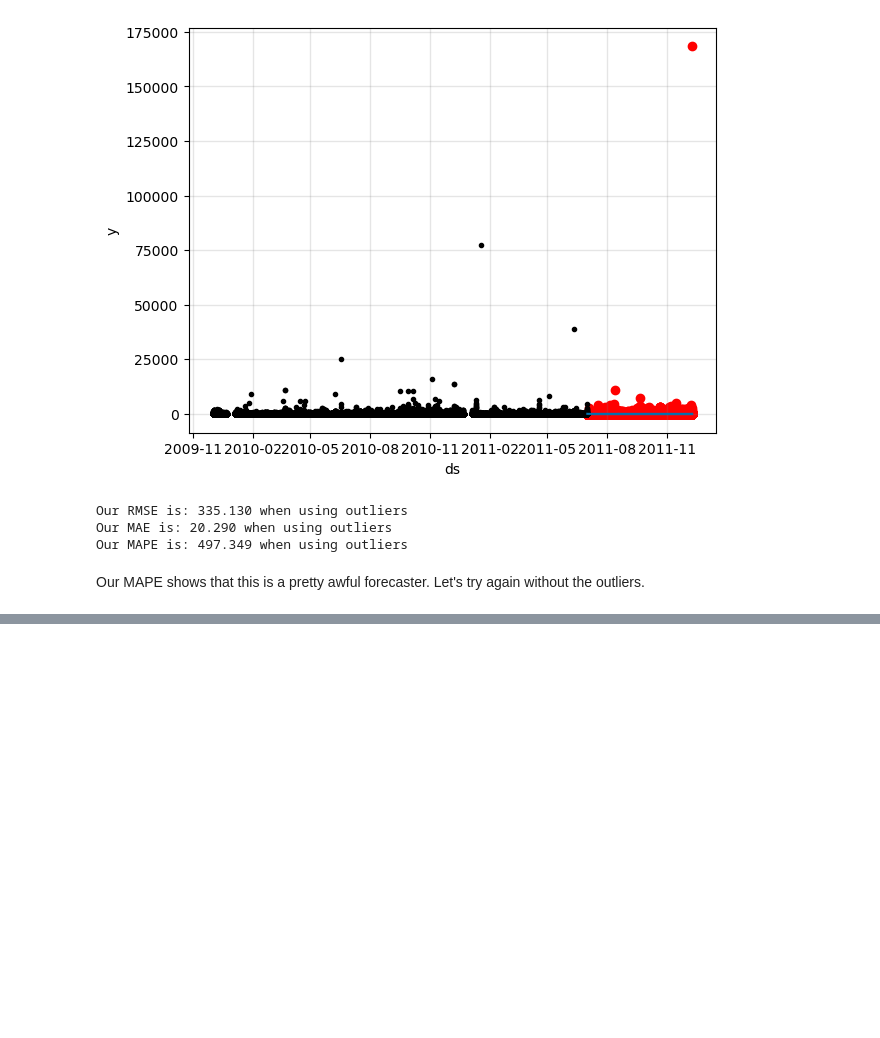
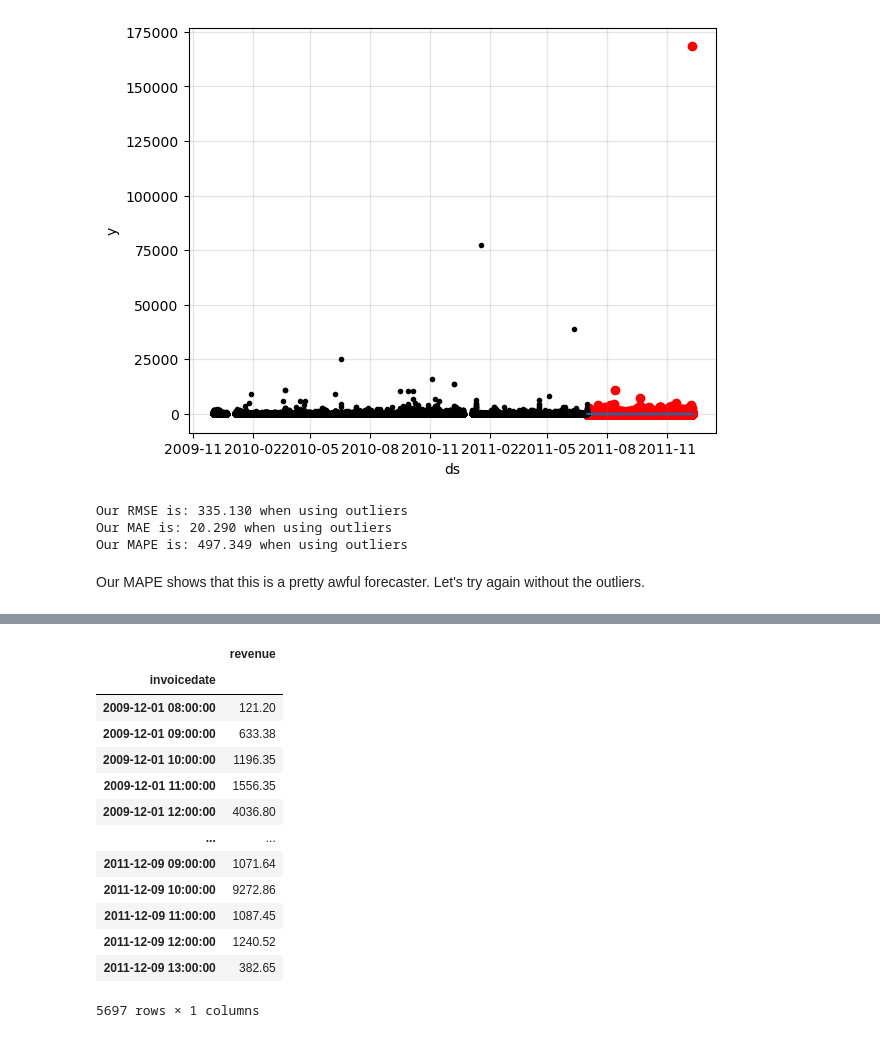
Before and after one commit to zadealfalah/salesSample, a Jupyter notebook: onlineRetail2/onlineRetail.ipynb, the cells around one changed output, grey strips where cells are left out. Saved outputs shown, nothing was run; the diff lists cells and outputs as text; code cells hidden in the pictures; blank space fills up the shorter version.

```diff
--- a/onlineRetail2/onlineRetail.ipynb
+++ b/onlineRetail2/onlineRetail.ipynb
@@ -648,0 +677,19 @@ print(f"Our MAPE is: {np.mean(np.abs((np.array(test.revenue) - np.array(fcst.yha
+# %%
+nofulluk = nofulluk.set_index('invoicedate').sort_index()  # set time as index, sort by time to be sure it's ordered for tss
+nofulluk.index = nofulluk.index.round('H')  # round to nearest hour as we won't get too specific in the minutes
+nofulluk.groupby('invoicedate').sum()
+# %% [output]
+|  | revenue |
+| invoicedate |  |
+| 2009-12-01 08:00:00 | 121.20 |
+| 2009-12-01 09:00:00 | 633.38 |
+| 2009-12-01 10:00:00 | 1196.35 |
+| 2009-12-01 11:00:00 | 1556.35 |
+| 2009-12-01 12:00:00 | 4036.80 |
+| ... | ... |
+| 2011-12-09 09:00:00 | 1071.64 |
+| 2011-12-09 10:00:00 | 9272.86 |
+| 2011-12-09 11:00:00 | 1087.45 |
+| 2011-12-09 12:00:00 | 1240.52 |
+| 2011-12-09 13:00:00 | 382.65 |
+5697 rows × 1 columns
```
Also changed, not shown: parts of 28 cells of this notebook, 1 other file.
